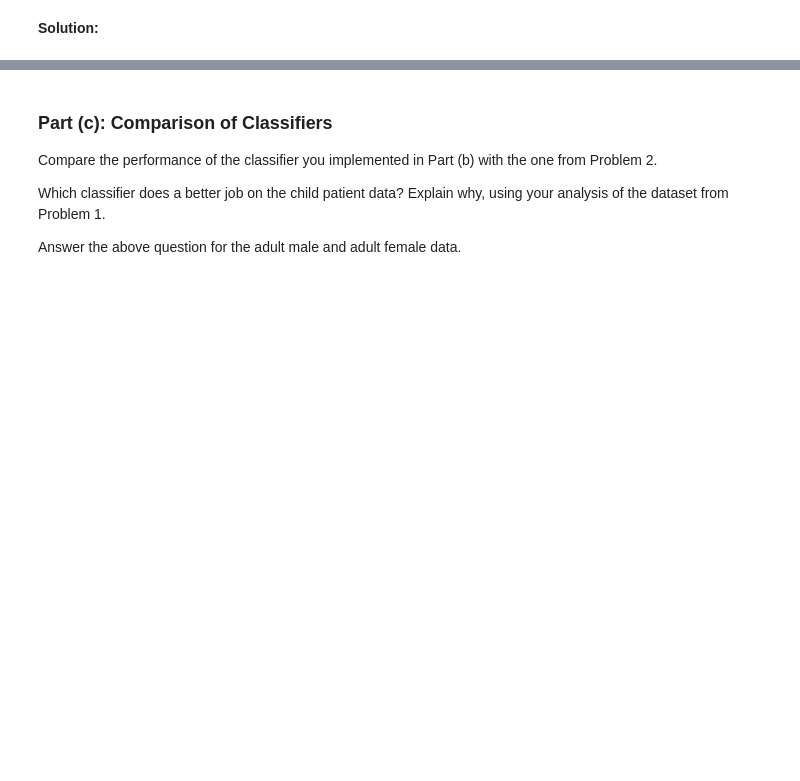
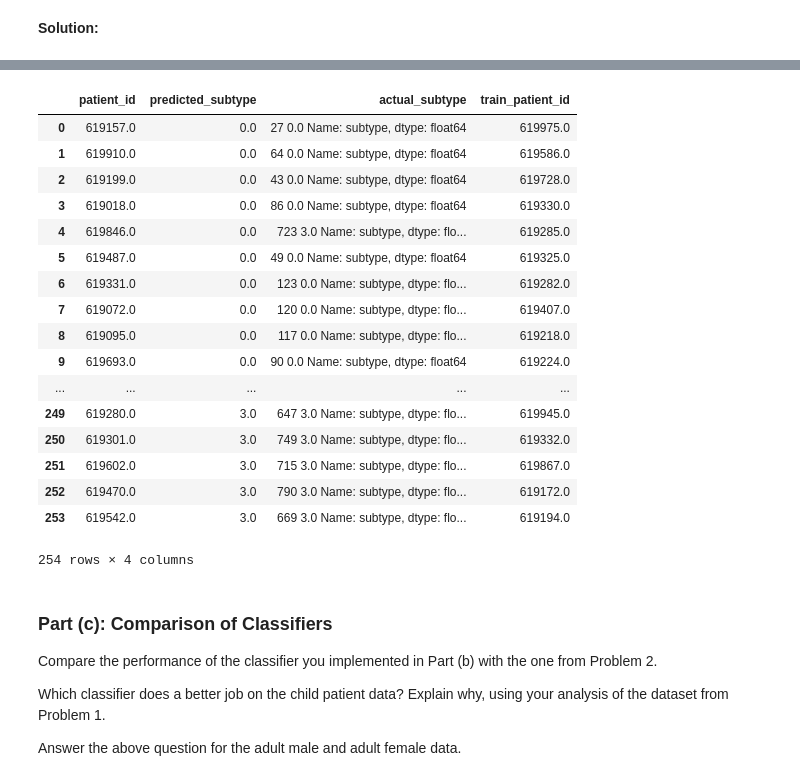
Before and after one commit to hecerinc/cs109a, a Jupyter notebook: keery_sean_CS109a_HW1.ipynb, the cells around one changed output, grey strips where cells are left out. Cells and saved outputs as stored; diff of their text form; code cells hidden in the pictures; blank space fills up the shorter version.

```diff
--- a/keery_sean_CS109a_HW1.ipynb
+++ b/keery_sean_CS109a_HW1.ipynb
@@ -753,7 +753,9 @@ def classify_by_patient(train, test):
             nearest = min(patient_nearest, key=patient_nearest.get)
 #         print patient_nearest
         # Load the current classified patient data
-        classified.loc[i] = [patient_id, actual_subtype, train[(train['patient_id']==nearest)]['subtype'],nearest]
+        train_type=train[train['patient_id']==nearest]['subtype']
+#         print train_type
+        classified.loc[i] = [patient_id, actual_subtype, train_type,nearest]
         i = i+1
 
     return classified
@@ -778,3 +795,26 @@ print "\n", classified
+# %%
+classified
+# Run the evaluation
+# evaluate(classified)
+# %% [output]
+|  | patient_id | predicted_subtype | actual_subtype | train_patient_id |
+| 0 | 619157.0 | 0.0 | 27 0.0 Name: subtype, dtype: float64 | 619975.0 |
+| 1 | 619910.0 | 0.0 | 64 0.0 Name: subtype, dtype: float64 | 619586.0 |
+| 2 | 619199.0 | 0.0 | 43 0.0 Name: subtype, dtype: float64 | 619728.0 |
+| 3 | 619018.0 | 0.0 | 86 0.0 Name: subtype, dtype: float64 | 619330.0 |
+| 4 | 619846.0 | 0.0 | 723 3.0 Name: subtype, dtype: flo... | 619285.0 |
+| 5 | 619487.0 | 0.0 | 49 0.0 Name: subtype, dtype: float64 | 619325.0 |
+| 6 | 619331.0 | 0.0 | 123 0.0 Name: subtype, dtype: flo... | 619282.0 |
+| 7 | 619072.0 | 0.0 | 120 0.0 Name: subtype, dtype: flo... | 619407.0 |
+| 8 | 619095.0 | 0.0 | 117 0.0 Name: subtype, dtype: flo... | 619218.0 |
+| 9 | 619693.0 | 0.0 | 90 0.0 Name: subtype, dtype: float64 | 619224.0 |
+| ... | ... | ... | ... | ... |
+| 249 | 619280.0 | 3.0 | 647 3.0 Name: subtype, dtype: flo... | 619945.0 |
+| 250 | 619301.0 | 3.0 | 749 3.0 Name: subtype, dtype: flo... | 619332.0 |
+| 251 | 619602.0 | 3.0 | 715 3.0 Name: subtype, dtype: flo... | 619867.0 |
+| 252 | 619470.0 | 3.0 | 790 3.0 Name: subtype, dtype: flo... | 619172.0 |
+| 253 | 619542.0 | 3.0 | 669 3.0 Name: subtype, dtype: flo... | 619194.0 |
+254 rows × 4 columns
 # %%
 # Clasify and evaluate adult female patient data
 # Randomly split the patient data into two sets: training (70%) and testing (30%)
```
Also changed, not shown: parts of 1 cell of this notebook.
